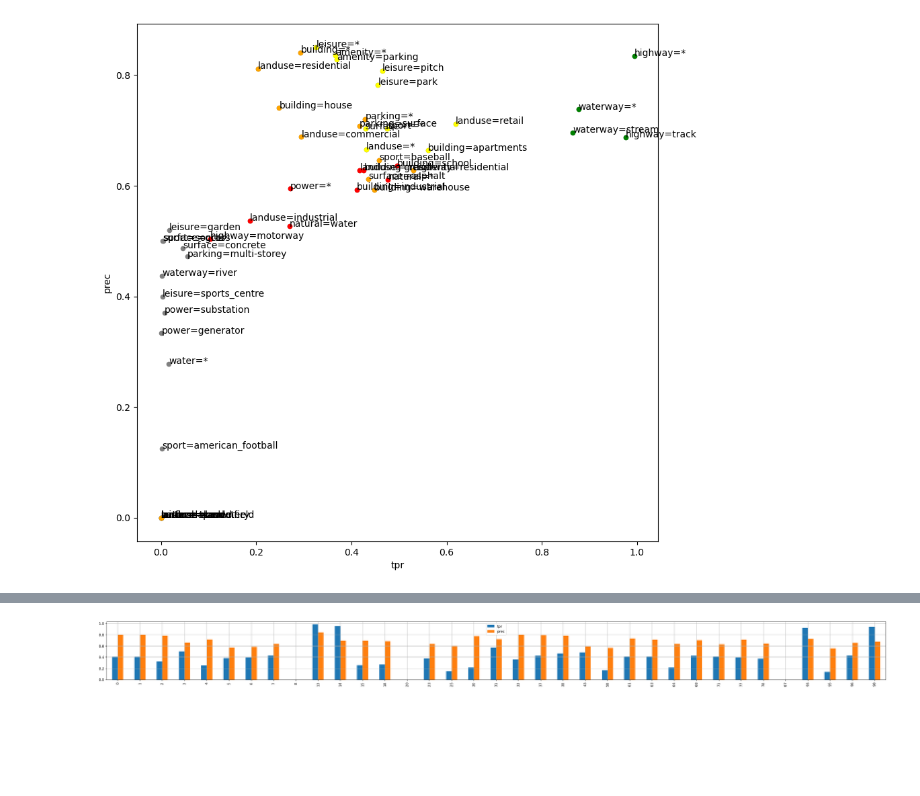
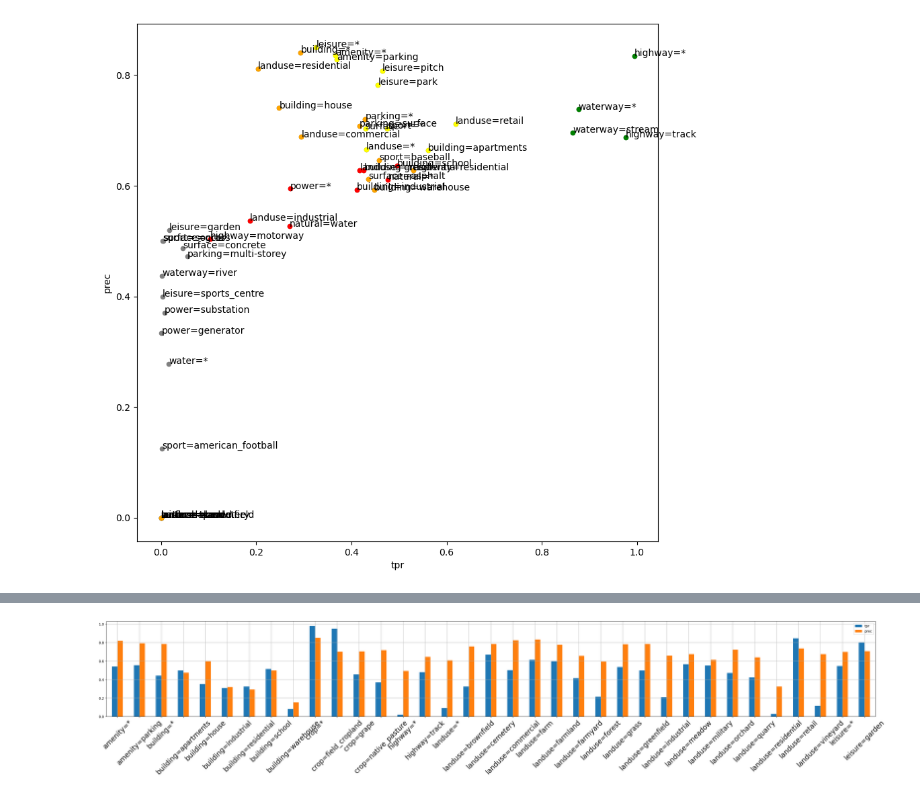
Before and after one commit to Clay-foundation/earth-text, a Jupyter notebook: notebooks/models/04 - multilabel classification.ipynb, the cells around one changed output, grey strips where cells are left out. Cells and saved outputs as stored; diff of their text form; code cells hidden in the pictures; blank space fills up the shorter version.

Commit message:
run new model with only 25 outputs; PR plots per OSM class

```diff
--- a/notebooks/models/04 - multilabel classification.ipynb
+++ b/notebooks/models/04 - multilabel classification.ipynb
@@ -305,3 +317,9 @@ for ax, i in subplots(2, usizex=8):
 # %%
-metr(targets[:, classes_retain].flatten(), predictions[:, classes_retain].flatten()>.5)
+for thres in np.arange(.1, 1, .1):
+    _rp = metr(targets.flatten(), predictions.flatten()>thres)
+    _rec = _rp['tpr']
+    _prec = _rp['prec']
+    plt.scatter(_rec, _prec);
+    plt.text(_rec, _prec, round(thres, 1));
+plt.xlabel("recall"); plt.ylabel("precision"); plt.xlim(0,1); plt.ylim(0,1);
 # %% [output]
@@ -317,3 +327,21 @@ recall_score(targets[:, classes_retain].flatten(), predictions[:, classes_retain
 # %%
-r = [metr(targets[:,c], predictions[:,c]>.5) for c in range(targets.shape[-1])]
-r = pd.DataFrame(r)
+R = []
+for thres in np.arange(.1, 1, .1):
+    r = [metr(targets[:,c], predictions[:,c] > thres) for c in range(targets.shape[-1])]
+    r = pd.DataFrame(r)
+    R.append(r)
+# %%
+from earthtext.osm import multilabel
+name_dict = multilabel.kvmerged.inverse_codes
+# %%
+for ax, i in subplots(35, n_cols=7, usizex=1.2, usizey=1.2):
+    ax.set_title(name_dict[i], fontsize=8);
+    ax.set_xlim(0, 1)
+    ax.set_ylim(0, 1)
+    ax.set_xlabel(str([round(x,2) for x in R[4][['tpr', 'prec']].loc[i].values]), fontsize=8)
+    for j in range(9):
+        rec, prec = R[j].loc[i].values
+        ax.scatter(rec, prec, s=2);
+        if j == 4:
+            ax.scatter(rec, prec, s=20);
+ax.set_xlabel('rec'); ax.set_ylabel('prec');
@@ -320,6 +350,8 @@ r = pd.DataFrame(r)
 # %%
-r[['tpr', 'prec']].loc[classes_retain].plot(kind='bar', figsize=(40,3))
+# for r in R:
+ax = R[4][['tpr', 'prec']].plot(kind='bar', figsize=(40,5))
 plt.grid()
+ax.set_xticklabels(labels=(name_dict[i] for i in range(35)), rotation=45, fontsize=20);
 # %% [output]
-[figure, old version]
+[figure, new version]
 # %%
```
Also changed, not shown: parts of 13 cells of this notebook.
